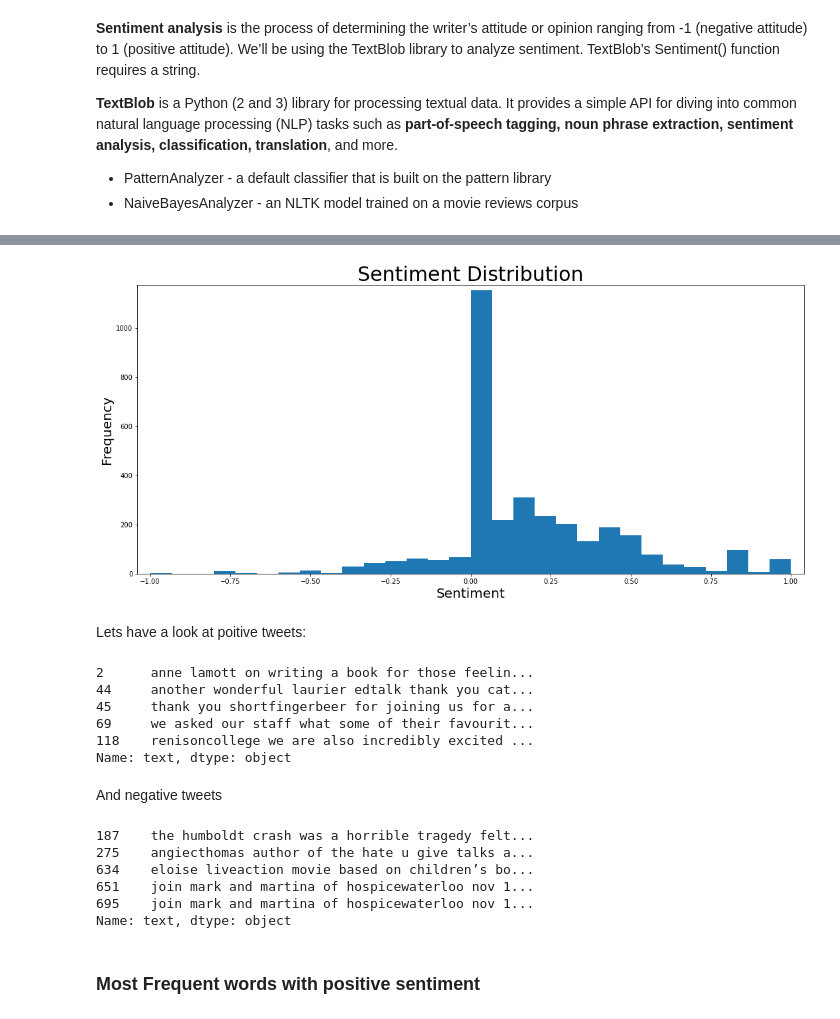
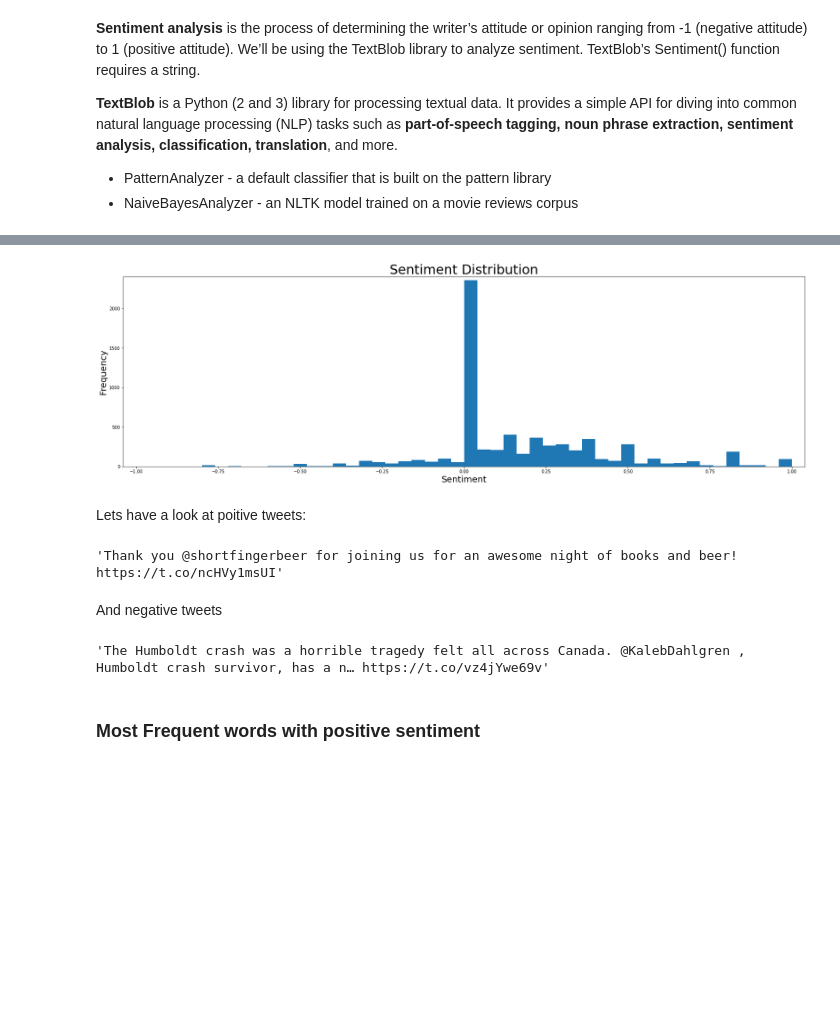
Before and after one commit to SepehrSepehri/DataForGoodWR, a Jupyter notebook: DataForGood_v4_.ipynb, the cells around one changed output, grey strips where cells are left out. Saved outputs shown, nothing was run; the diff lists cells and outputs as text; code cells hidden in the pictures; blank space fills up the shorter version.

```diff
--- a/DataForGood_v4_.ipynb
+++ b/DataForGood_v4_.ipynb
@@ -506,9 +550,9 @@ Name: text, Length: 3248, dtype: object
 # %%
-# Sepehr: Tekenization:
+# Tokenizing by using nltk work tokenizer:
 from nltk import word_tokenize
 from nltk.corpus import stopwords
 
-df['tokenized']=df['text'].apply(word_tokenize)
+df['tokenized']=df['text1'].apply(word_tokenize)
 stop = set(stopwords.words('english'))
 df['tokenized'] = df['tokenized'].apply(lambda x: [word for word in x if word not in stop])
 
@@ -540,9 +600,7 @@ from nltk.corpus import wordnet
 # %%
-# Sepehr
-def defualt_pos_tagger (text):
-
-    #tags=[nltk.pos_tag(word) for word in text]
-    tags=nltk.pos_tag(text)
+# defining supporting functions to get the POS and and change them tags of wordnet
+def defualt_pos_tagger (token):
+    tags=nltk.pos_tag(token)
     return tags
 
 df['defualt_postag']=df['tokenized'].apply(defualt_pos_tagger)
@@ -598,0 +666,5 @@ ever wish could see future vanessa yus magical paris tea shop rosellewriter t…
+# %%
+# change all words to lowercase:
+df['lemmatized_words_clean']= df['lemmatized_words'].apply(lambda x: [word.lower() for word in x ])
+df['lemmatized_words_clean'] = df['lemmatized_words_clean'].apply(lambda x: [word for word in x if word not in stop])
+df['lemmatized_words_clean']
@@ -611,17 +696,0 @@ print(mostcommon)
-# %%
-# Sepehr: removing apostrophe:
-def remove_apostrophe(text):
-    apostrophe = re.compile(r"’")
-    return re.sub(apostrophe, "", text)
-
-df['lemmatized_text']=df['lemmatized_text'].apply(lambda x: remove_apostrophe(x))
-df['lemmatized_text']
-df['lemmatized_words']= df['lemmatized_text'].str.split()
-words = df['lemmatized_words']
-allwords = []
-for wordlist in words:
-    allwords += wordlist
-
-number_words=50
-mostcommon = FreqDist(allwords).most_common(number_words)
-print(mostcommon)
@@ -714,37 +810,27 @@ df.head()
 # %%
-plt.figure(figsize=(18,8))
+plt.figure(figsize=(28,8))
 plt.margins(0.02)
 plt.xlabel('Sentiment', fontsize=20)
 plt.xticks(fontsize=10)
 plt.ylabel('Frequency', fontsize=20)
 plt.yticks(fontsize=10)
-plt.hist(df['sentiment'], bins=30)
+plt.hist(df['sentiment'], bins=50)
 plt.title('Sentiment Distribution', fontsize=30)
 plt.show()
 # %% [output]
-[figure, old version]
+[figure, new version]
 # %% [markdown]
 Lets have a look at poitive tweets:
 # %%
-df[df['sentiment']>.8]['text'].head()
+df[df['sentiment']>.8]['text'].iloc[2]
 # %% [output]
-2      anne lamott on writing a book for those feelin...
-44     another wonderful laurier edtalk thank you cat...
-45     thank you shortfingerbeer for joining us for a...
-69     we asked our staff what some of their favourit...
-118    renisoncollege we are also incredibly excited ...
-Name: text, dtype: object
+'Thank you @shortfingerbeer for joining us for an awesome night of books and beer! https://t.co/ncHVy1msUI'
 # %% [markdown]
 And negative tweets
 # %%
-df[df['sentiment']<-.7]['text'].head()
+df[df['sentiment']<-.7]['text'].iloc[0]
 # %% [output]
-187    the humboldt crash was a horrible tragedy felt...
-275    angiecthomas author of the hate u give talks a...
-634    eloise liveaction movie based on children’s bo...
-651    join mark and martina of hospicewaterloo nov 1...
-695    join mark and martina of hospicewaterloo nov 1...
-Name: text, dtype: object
+'The Humboldt crash was a horrible tragedy felt all across Canada. @KalebDahlgren , Humboldt crash survivor, has a n… https://t.co/vz4jYwe69v'
 # %% [markdown]
 ### Most Frequent words with positive sentiment
 # %%
```
Also changed, not shown: parts of 92 cells of this notebook.
